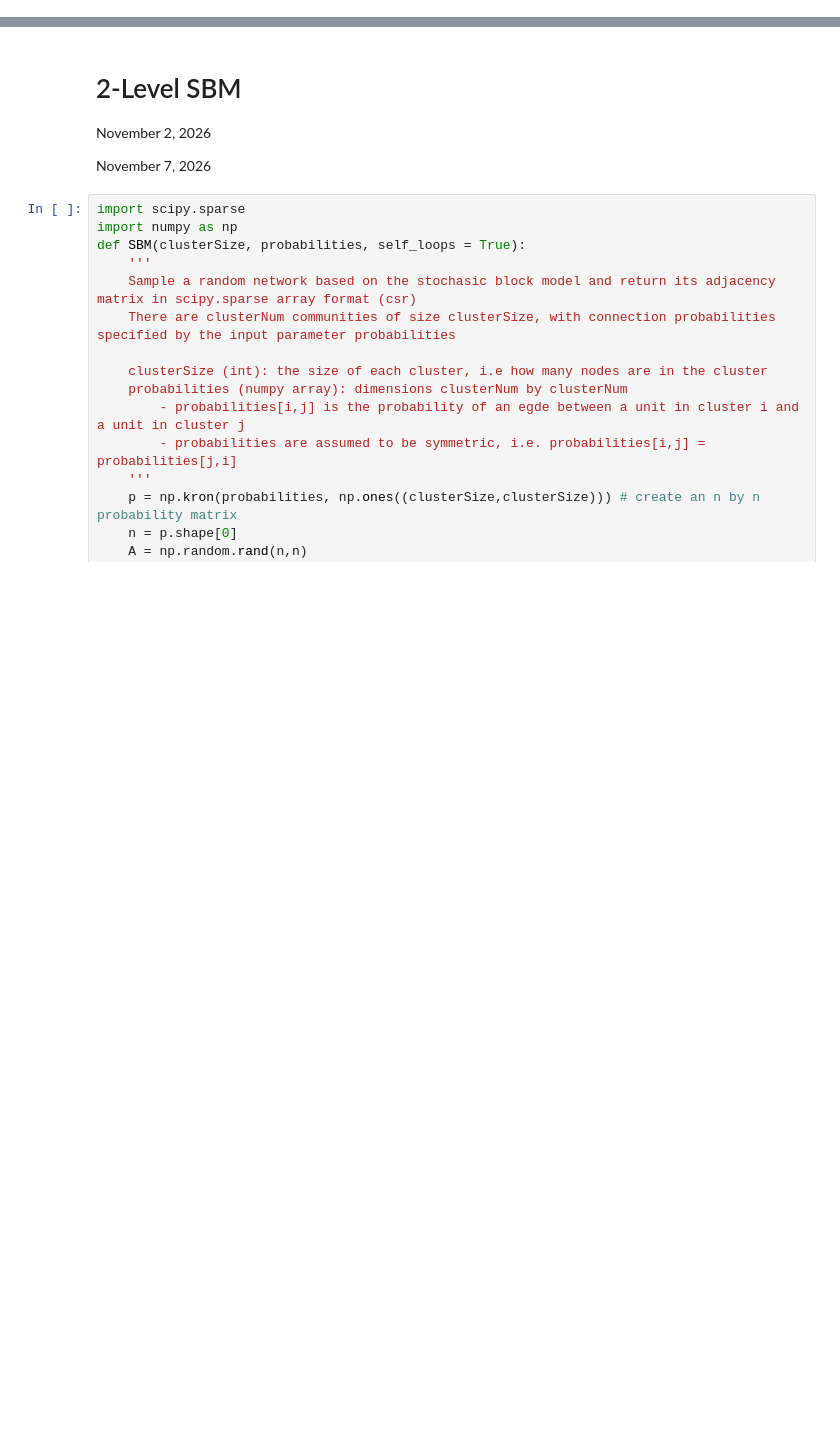
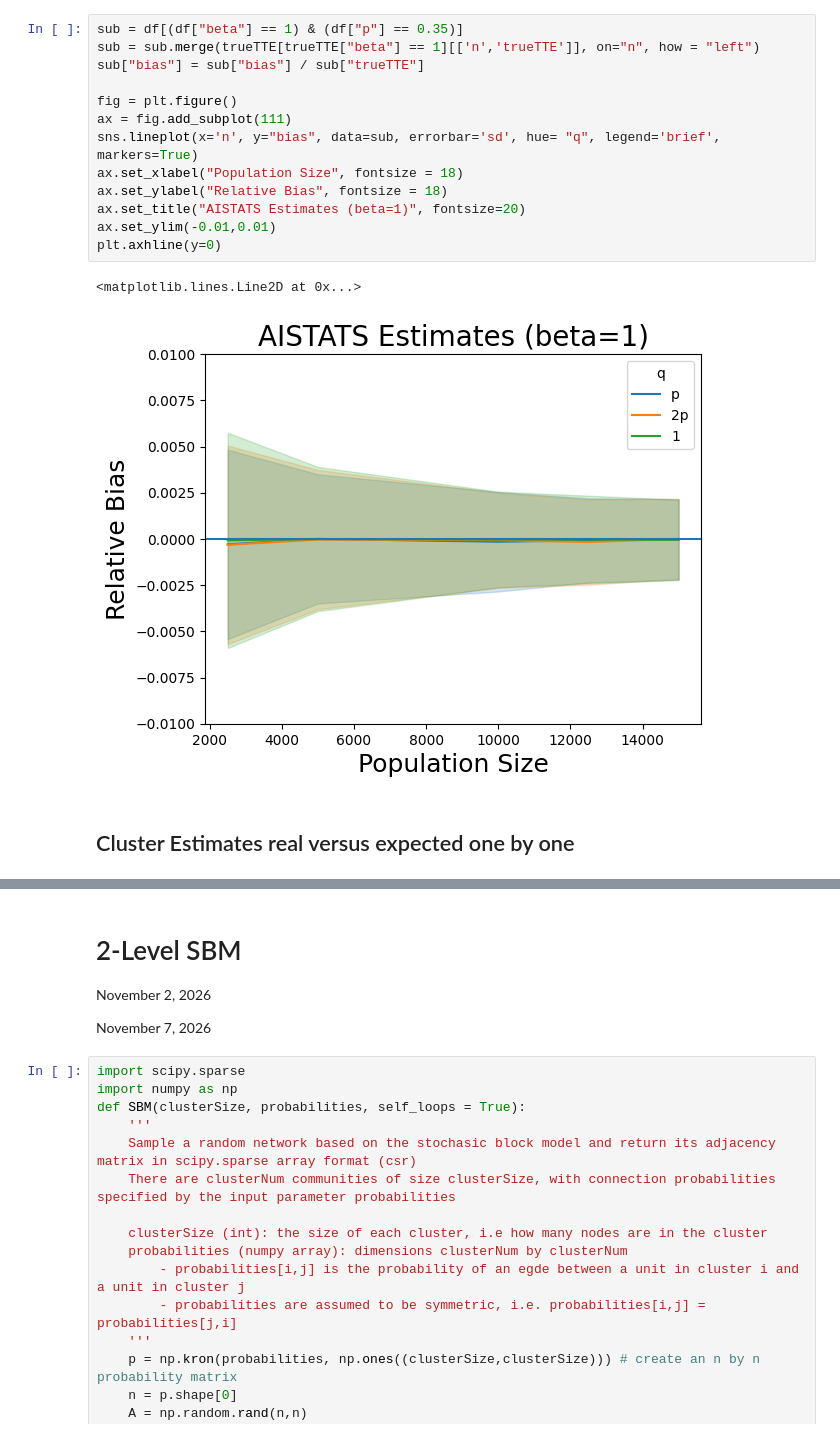
Before and after one commit to mayscortez/UQ-for-staggered-rollouts, a Jupyter notebook: experiment.ipynb, the cells around one changed output, grey strips where cells are left out. Cells and saved outputs as stored; diff of their text form; blank space fills up the shorter version.

```diff
--- a/experiment.ipynb
+++ b/experiment.ipynb
@@ -0,0 +77,18 @@
+# %%
+sub = df[(df["beta"] == 1) & (df["p"] == 0.35)]
+sub = sub.merge(trueTTE[trueTTE["beta"] == 1][['n','trueTTE']], on="n", how = "left")
+sub["bias"] = sub["bias"] / sub["trueTTE"]
+
+fig = plt.figure()
+ax = fig.add_subplot(111)
+sns.lineplot(x='n', y="bias", data=sub, errorbar='sd', hue= "q", legend='brief', markers=True)
+ax.set_xlabel("Population Size", fontsize = 18)
+ax.set_ylabel("Relative Bias", fontsize = 18)
+ax.set_title("AISTATS Estimates (beta=1)", fontsize=20)
+ax.set_ylim(-0.01,0.01)
+plt.axhline(y=0)
+# %% [output]
+<matplotlib.lines.Line2D at 0x...>
+[figure, added]
+# %% [markdown]
+## Cluster Estimates real versus expected one by one
```
Also changed, not shown: parts of 54 cells of this notebook.
